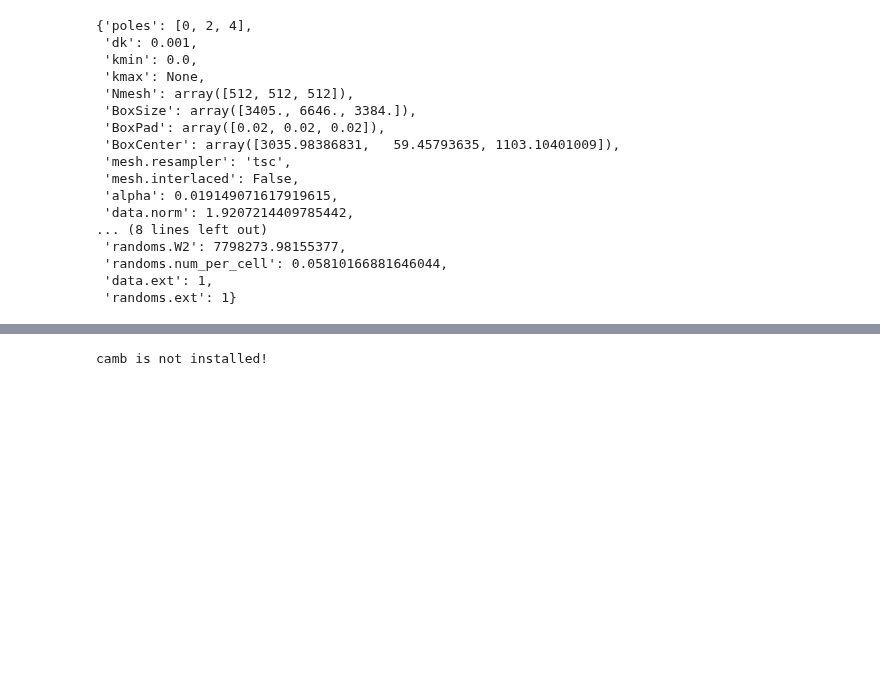
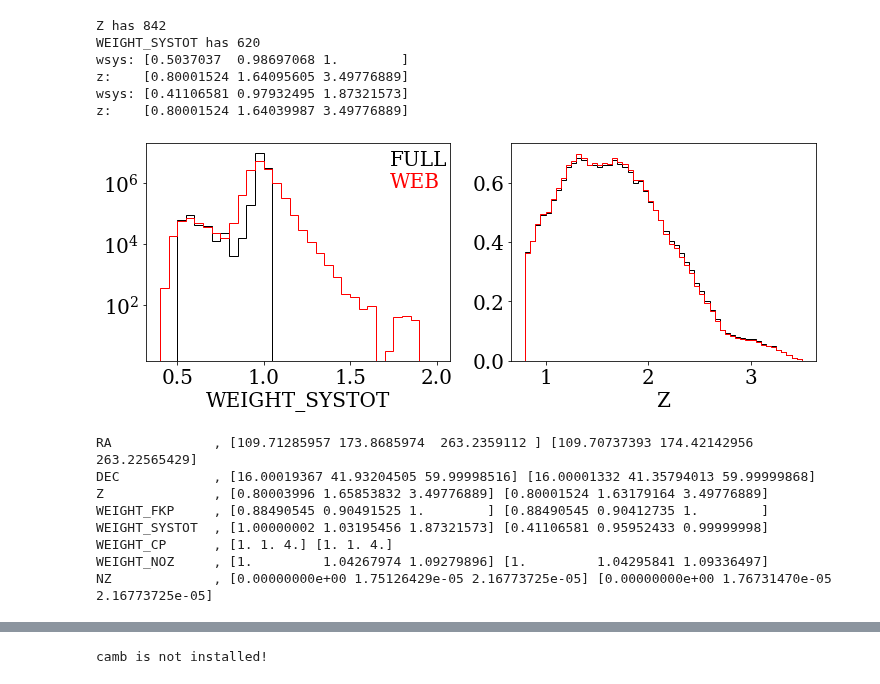
Before and after one commit to mehdirezaie/eboss, a Jupyter notebook: 7_2.ipynb, the cells around one changed output, grey strips where cells are left out. Cells and saved outputs as stored; diff of their text form; code cells hidden in the pictures; blank space fills up the shorter version.

```diff
--- a/7_2.ipynb
+++ b/7_2.ipynb
@@ -117,20 +58,0 @@ for cap in caps:
-# %%
-pk_i.attrs
-# %% [output]
-{'poles': [0, 2, 4],
- 'dk': 0.001,
- 'kmin': 0.0,
- 'kmax': None,
- 'Nmesh': array([512, 512, 512]),
- 'BoxSize': array([3405., 6646., 3384.]),
- 'BoxPad': array([0.02, 0.02, 0.02]),
- 'BoxCenter': array([3035.98386831,   59.45793635, 1103.10401009]),
- 'mesh.resampler': 'tsc',
- 'mesh.interlaced': False,
- 'alpha': 0.019149071617919615,
- 'data.norm': 1.9207214409785442,
-... (8 lines left out)
- 'randoms.W2': 7798273.98155377,
- 'randoms.num_per_cell': 0.05810166881646044,
- 'data.ext': 1,
- 'randoms.ext': 1}
@@ -136,0 +103,26 @@ pk_i.attrs
+# %%
+test_cats('NGC')
+
+# Q1: any different columns?
+# Z and Weight_Systot are different
+
+# Q2: what is the distribution of these two?
+# the full catalogs do not have randoms with systot > 1
+
+# Q3: is anything specifically different for wsys > 1 vs wsys < 1? nothing
+# %% [output]
+Z has 842
+WEIGHT_SYSTOT has 620
+wsys: [0.5037037  0.98697068 1.        ]
+z:    [0.80001524 1.64095605 3.49776889]
+wsys: [0.41106581 0.97932495 1.87321573]
+z:    [0.80001524 1.64039987 3.49776889]
+[figure, added]
+RA             , [109.71285957 173.8685974  263.2359112 ] [109.70737393 174.42142956 263.22565429]
+DEC            , [16.00019367 41.93204505 59.99998516] [16.00001332 41.35794013 59.99999868]
+Z              , [0.80003996 1.65853832 3.49776889] [0.80001524 1.63179164 3.49776889]
+WEIGHT_FKP     , [0.88490545 0.90491525 1.        ] [0.88490545 0.90412735 1.        ]
+WEIGHT_SYSTOT  , [1.00000002 1.03195456 1.87321573] [0.41106581 0.95952433 0.99999998]
+WEIGHT_CP      , [1. 1. 4.] [1. 1. 4.]
+WEIGHT_NOZ     , [1.         1.04267974 1.09279896] [1.         1.04295841 1.09336497]
+NZ             , [0.00000000e+00 1.75126429e-05 2.16773725e-05] [0.00000000e+00 1.76731470e-05 2.16773725e-05]
```
Also changed, not shown: parts of 10 cells of this notebook, 3 other files.
